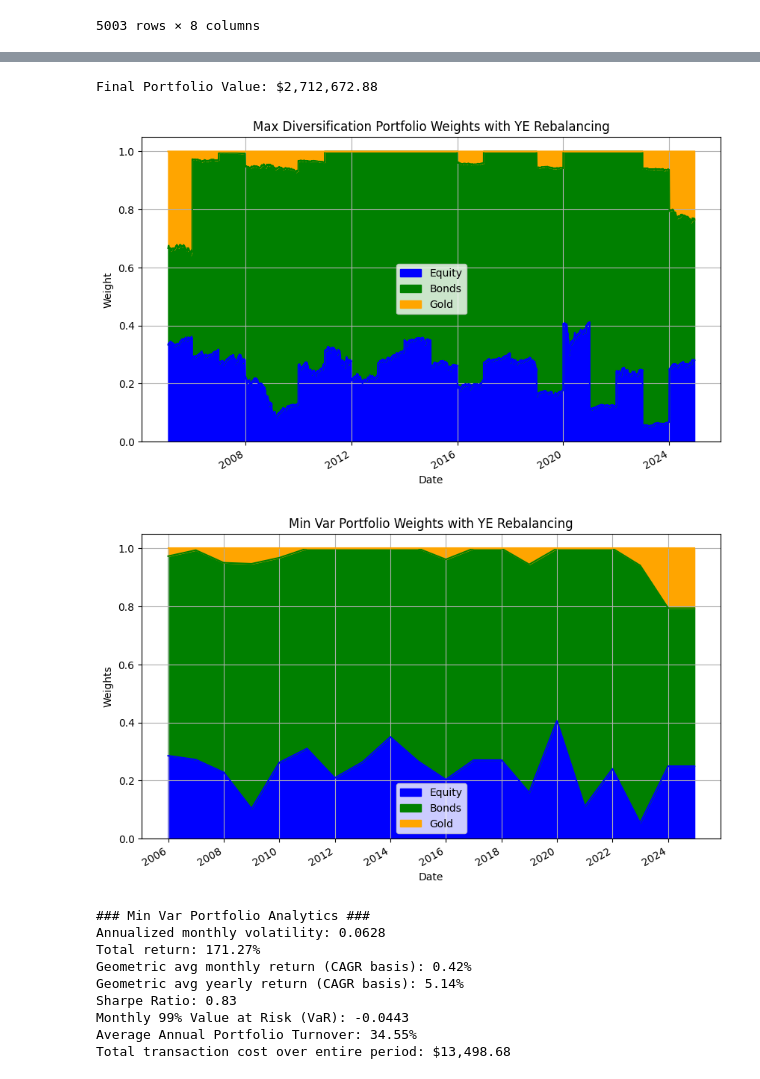
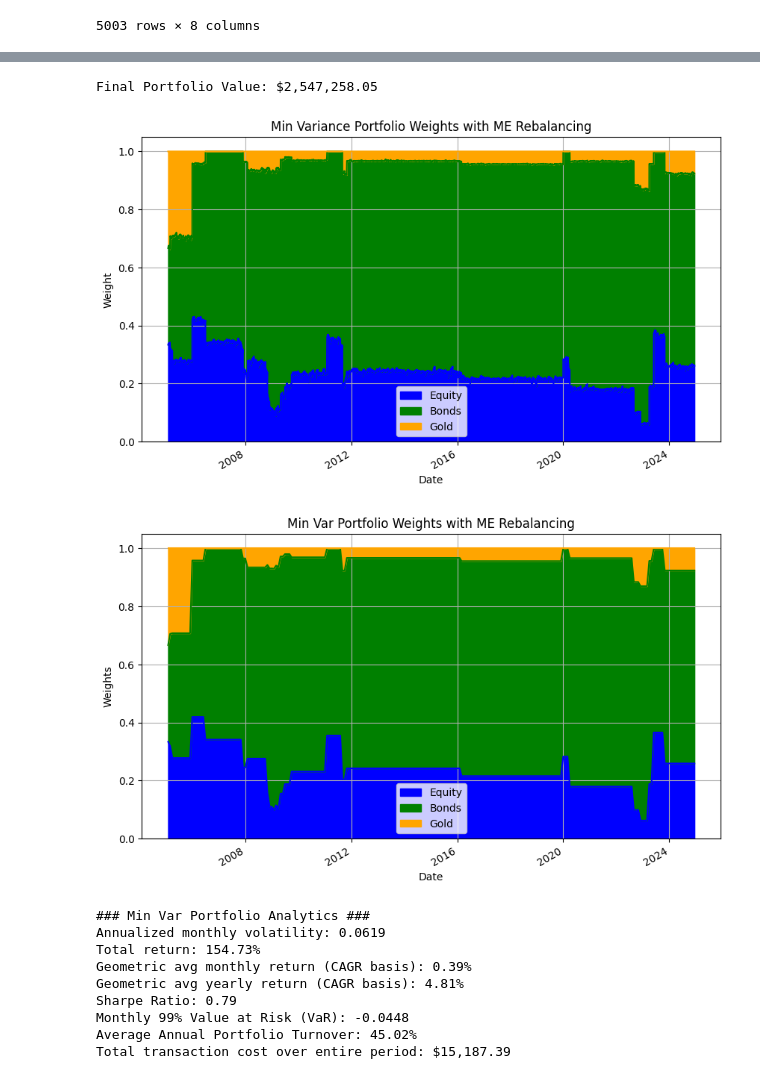
Before and after one commit to plaishev/asset_mgmt_seminar, a Jupyter notebook: Min_Var.ipynb, the cells around one changed output, grey strips where cells are left out. Drawn from its saved outputs; the diff is of its cells as text; code cells hidden in the pictures.

```diff
--- a/Min_Var.ipynb
+++ b/Min_Var.ipynb
@@ -78,7 +78,7 @@ returns
 #### Min Var Portfolio Construction #### ver 3.0
 
 #Variables
-rebalance_frequency = 'YE'  # 'ME' = monthly, 'QE' = quarterly, 'YE' = yearly
+rebalance_frequency = 'ME'  # 'ME' = monthly, 'QE' = quarterly, 'YE' = yearly
 #YE best ftol = 1e-11, ME best ftol = 1e-9
 initial_investment = 1000000
 lookback_days = 180
@@ -97,7 +97,7 @@ def min_variance_optimizer(cov_matrix, w0, n_assets):
     """Optimize weights to minimize portfolio variance."""
     cons = ({'type': 'eq', 'fun': total_weight_constraint},)
     bounds = [(0, 1)] * n_assets
-    options = {'maxiter': 1000, 'ftol': 1e-11, 'disp': False}
+    options = {'maxiter': 1000, 'ftol': 1e-9, 'disp': False}
     res = minimize(calc_portfolio_variance, w0, args=(cov_matrix,), bounds=bounds,
                    constraints=cons, method='SLSQP', options=options)
     return res
@@ -203,6 +203,10 @@ def min_variance_construction(returns, rebalance_frequency):
 #Function Call and Plotting
 portfolio_val, portfolio_weights, asset_vals, tx_costs, turnover_series = min_variance_construction(returns, rebalance_frequency)
 
+# Save CSV to analyze general performance
+portfolio_val.name = "Portfolio"
+portfolio_val.to_csv("./portfolio_csv/min_var_portfolio3.csv")
+
 # Plot Portfolio Value
 plt.figure(figsize=(10,6))
 plt.plot(portfolio_val, label='Min Var Portfolio Value', color='black')
@@ -229,7 +233,7 @@ grouped_daily_weights['Gold'] = daily_weights['Gold']
 
 # Plot daily asset class weights as a stacked area chart
 grouped_daily_weights.plot(figsize=(10,6), kind='area', stacked=True, color=['blue','green','orange'])
-plt.title(f'Max Diversification Portfolio Weights with {rebalance_frequency} Rebalancing')
+plt.title(f'Min Variance Portfolio Weights with {rebalance_frequency} Rebalancing')
 plt.xlabel('Date')
 plt.ylabel('Weight')
 plt.grid(True)
@@ -251,6 +256,6 @@ plt.show()
-Final Portfolio Value: $2,712,672.88
+Final Portfolio Value: $2,547,258.05
-[figure, old version]
+[figure, new version]
-[figure, old version]
+[figure, new version]
 # %%
 #### Min Var Portfolio Analytics #### ver 3.0
 
@@ -296,12 +301,12 @@ print(f"Average Annual Portfolio Turnover: {avg_annual_turnover * 100:.2f}%")
 print(f"Total transaction cost over entire period: ${total_tx_cost:,.2f}")
 # %% [output]
 ### Min Var Portfolio Analytics ###
-Annualized monthly volatility: 0.0628
-Total return: 171.27%
-Geometric avg monthly return (CAGR basis): 0.42%
-Geometric avg yearly return (CAGR basis): 5.14%
-Sharpe Ratio: 0.83
-Monthly 99% Value at Risk (VaR): -0.0443
-Average Annual Portfolio Turnover: 34.55%
-Total transaction cost over entire period: $13,498.68
+Annualized monthly volatility: 0.0619
+Total return: 154.73%
+Geometric avg monthly return (CAGR basis): 0.39%
+Geometric avg yearly return (CAGR basis): 4.81%
+Sharpe Ratio: 0.79
+Monthly 99% Value at Risk (VaR): -0.0448
+Average Annual Portfolio Turnover: 45.02%
+Total transaction cost over entire period: $15,187.39
 # %%
```
Also changed, not shown: parts of 3 cells of this notebook, 7 other files.
